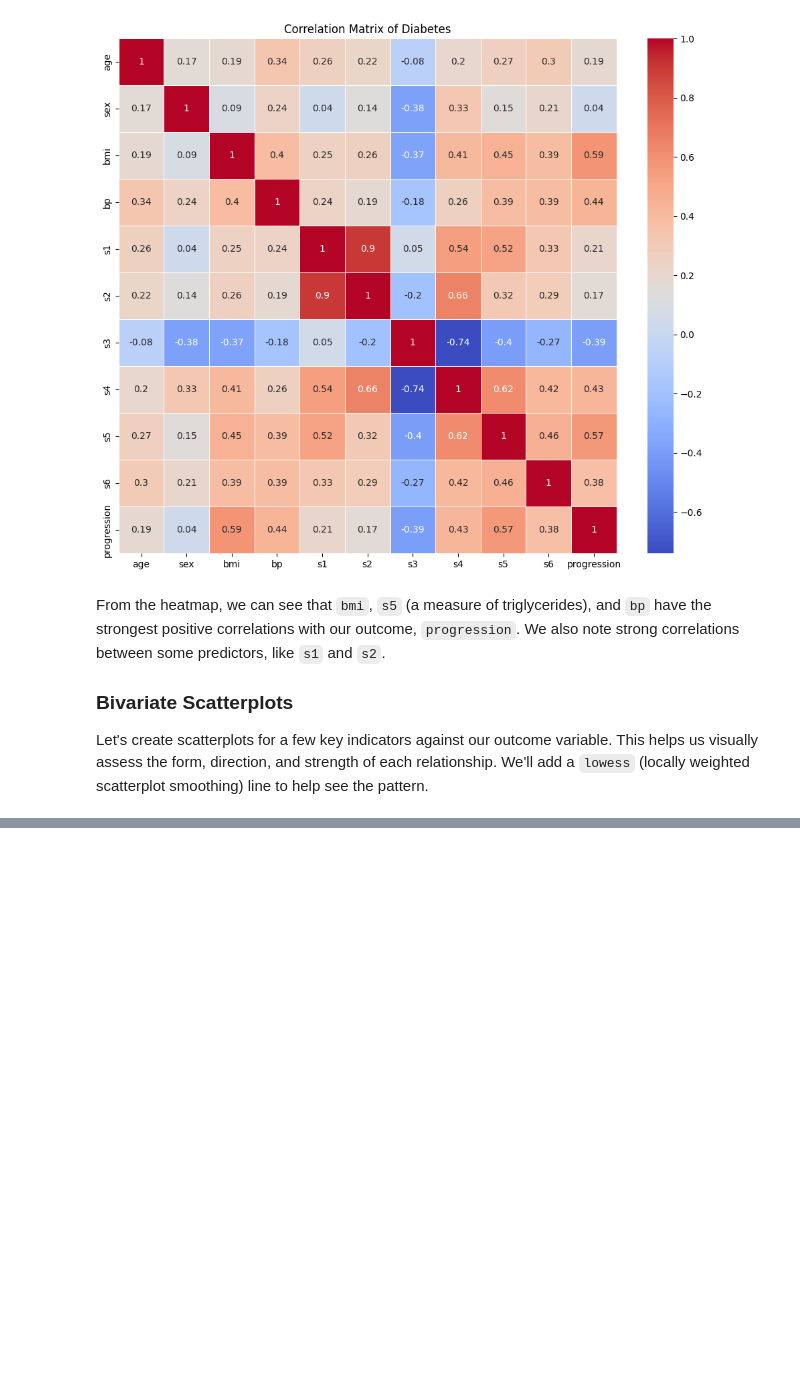
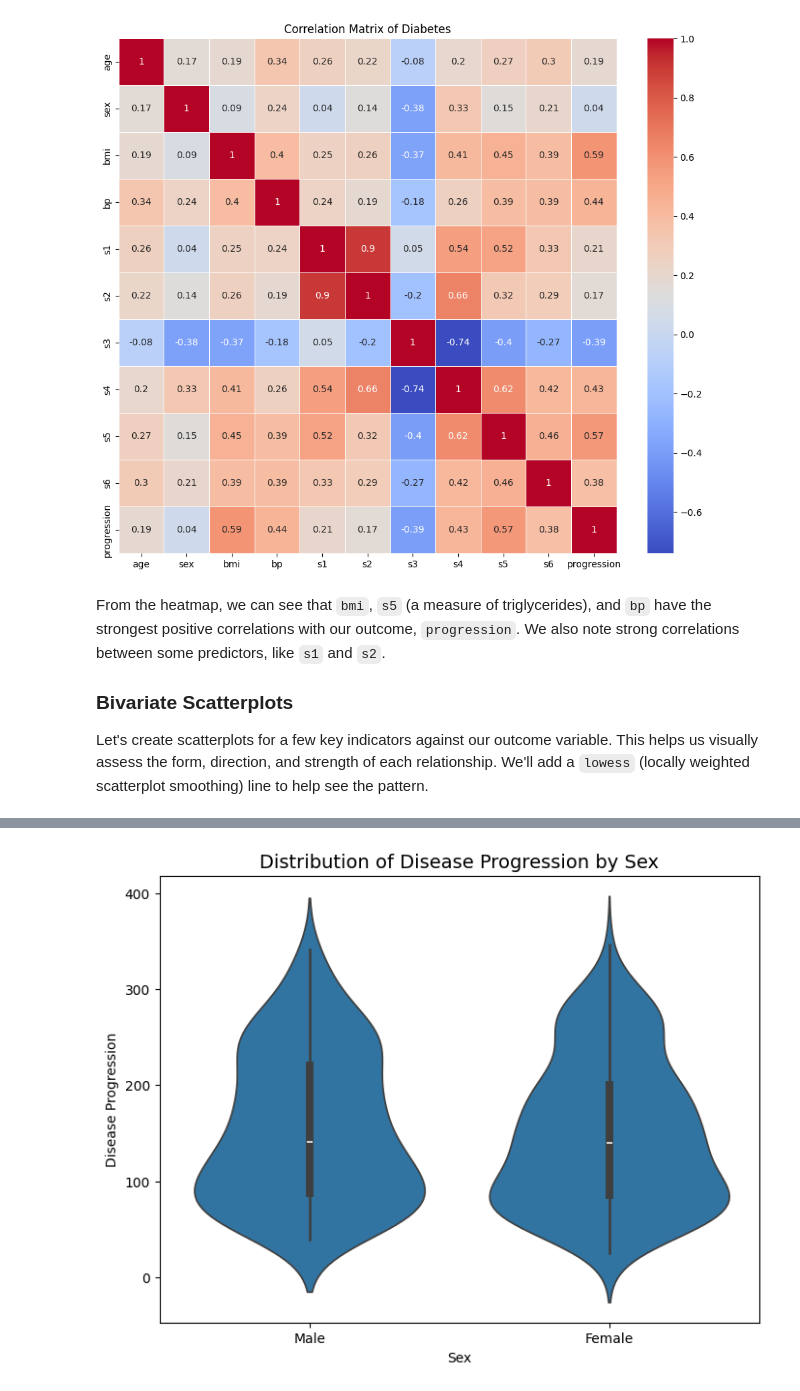
Before and after one commit to ibrahim-kocyigit/kocyigit-dsml, a Jupyter notebook: 03_specializations/01_fitting_statistical_models_to_data_with_python/01_considerations_for_statistical_modeling/06_getting_started_with_modeling_in_python.ipynb, the cells around one changed output, grey strips where cells are left out. Cells and saved outputs as stored; diff of their text form; code cells hidden in the pictures; blank space fills up the shorter version.

```diff
--- a/03_specializations/01_fitting_statistical_models_to_data_with_python/01_considerations_for_statistical_modeling/06_getting_started_with_modeling_in_python.ipynb
+++ b/03_specializations/01_fitting_statistical_models_to_data_with_python/01_considerations_for_statistical_modeling/06_getting_started_with_modeling_in_python.ipynb
@@ -97,0 +122,14 @@ Let's create scatterplots for a few key indicators against our outcome variable.
+# %%
+# The `sex` variable in this dataset is numeric. The values are approximately 0.05 for one sex
+# and -0.04 for the other. For a clearer plot, we'll create a temporary categorical label.
+df['sex_label'] = df['sex'].apply(lambda x: 'Male' if x > 0 else 'Female')
+
+# Create a box plot to compare the distributions
+plt.figure(figsize=(8, 6))
+sns.violinplot(df, x="sex_label", y="progression")
+plt.title("Distribution of Disease Progression by Sex", fontsize=14)
+plt.xlabel("Sex")
+plt.ylabel("Disease Progression")
+plt.show()
+# %% [output]
+[figure, added]
```
Also changed, not shown: parts of 4 cells of this notebook.
